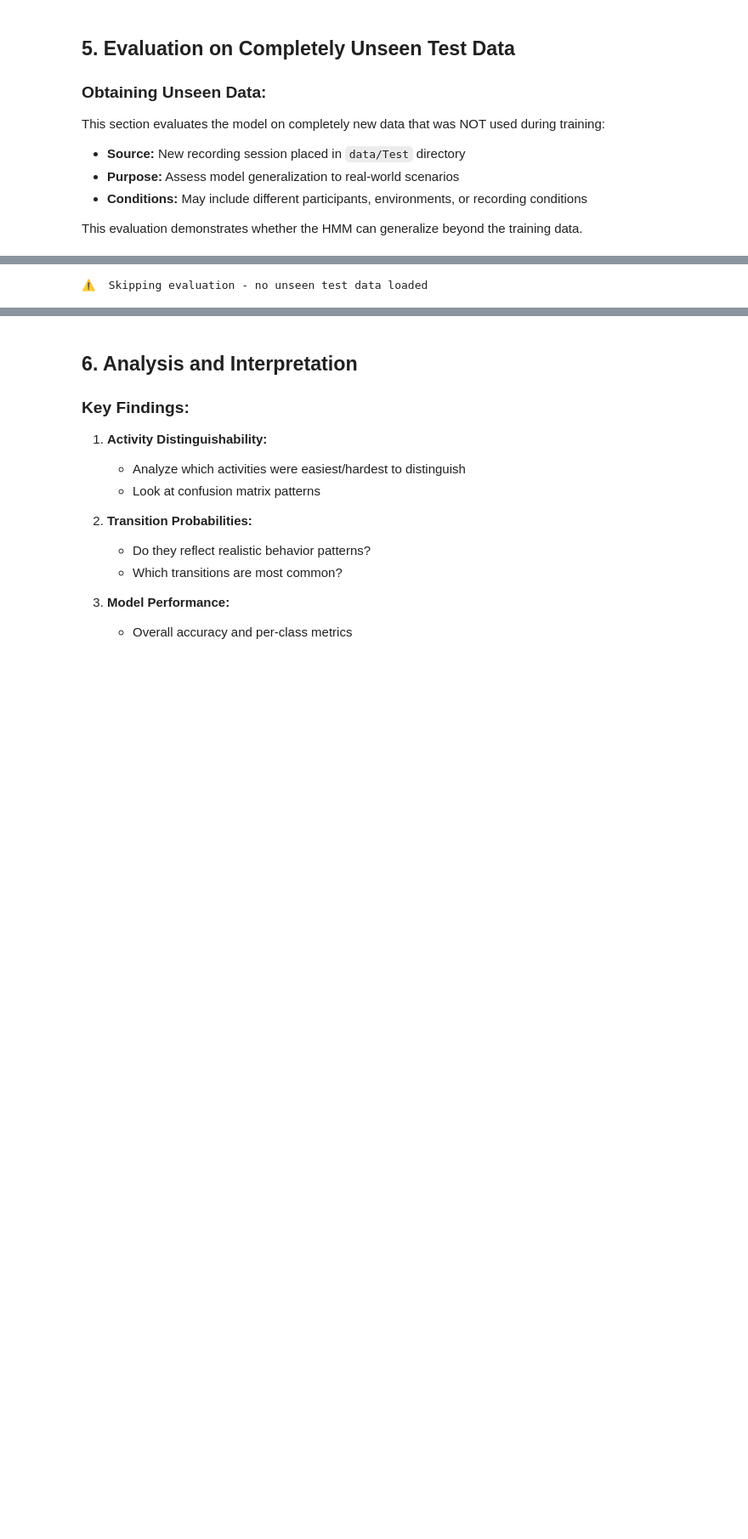
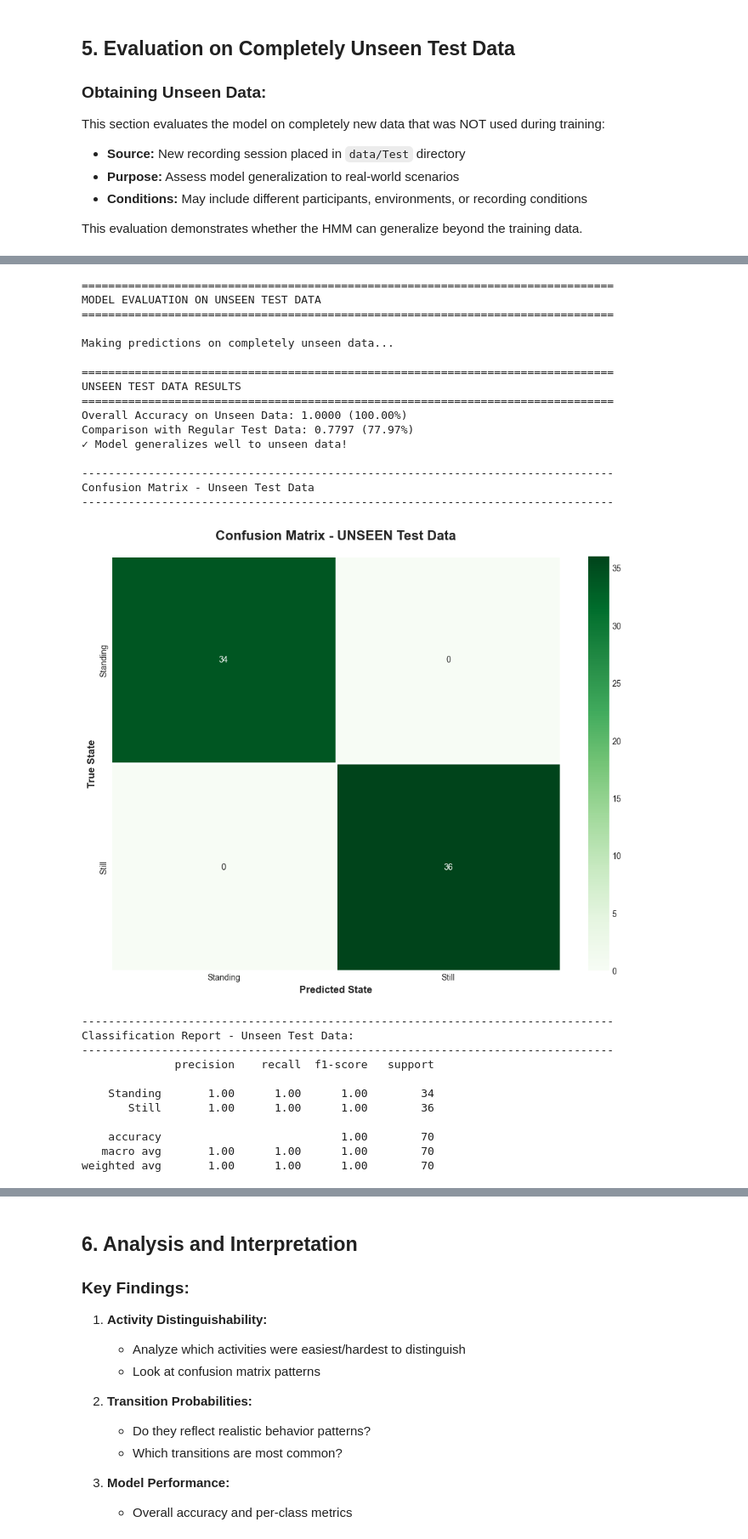
Before and after one commit to amuhirwa/HMM, a Jupyter notebook: notebook.ipynb, the cells around one changed output, grey strips where cells are left out. Shown at 85% size. Drawn from its saved outputs; the diff is of its cells as text; code cells hidden in the pictures; blank space fills up the shorter version.

```diff
--- a/notebook.ipynb
+++ b/notebook.ipynb
@@ -1959,39 +1982,73 @@ else:
     print(f"Overall Accuracy on Unseen Data: {accuracy_unseen:.4f} ({accuracy_unseen*100:.2f}%)")
     print(f"Comparison with Regular Test Data: {accuracy:.4f} ({accuracy*100:.2f}%)")
 
     if accuracy_unseen >= accuracy * 0.9:
         print("✓ Model generalizes well to unseen data!")
     elif accuracy_unseen >= accuracy * 0.7:
         print("⚠️  Model shows moderate generalization to unseen data")
     else:
         print("⚠️  Model struggles to generalize to unseen data")
 
     # Confusion Matrix for Unseen Data
     print("\n" + "-"*80)
     print("Confusion Matrix - Unseen Test Data")
     print("-"*80)
 
-    cm_unseen = confusion_matrix(y_unseen, y_pred_unseen, labels=hmm.state_names)
+    # Determine which states actually appear in y_unseen or predictions
+    unique_labels_unseen = sorted(list(set(y_unseen) | set(y_pred_unseen)))
+
+    # Confusion Matrix
+    cm_unseen = confusion_matrix(y_unseen, y_pred_unseen, labels=unique_labels_unseen)
 
     plt.figure(figsize=(10, 8))
     sns.heatmap(cm_unseen, annot=True, fmt='d', cmap='Greens',
-                xticklabels=hmm.state_names, yticklabels=hmm.state_names,
+                xticklabels=unique_labels_unseen, yticklabels=unique_labels_unseen,
                 linewidths=1, linecolor='white')
     plt.title('Confusion Matrix - UNSEEN Test Data', fontweight='bold', fontsize=16, pad=20)
     plt.xlabel('Predicted State', fontweight='bold', fontsize=12)
     plt.ylabel('True State', fontweight='bold', fontsize=12)
     plt.tight_layout()
     plt.show()
 
     # Classification Report
     print("\n" + "-"*80)
     print("Classification Report - Unseen Test Data:")
     print("-"*80)
-    print(classification_report(y_unseen, y_pred_unseen, target_names=hmm.state_names))
-
-    print("="*80)
+    print(classification_report(
+        y_unseen,
+        y_pred_unseen,
+        labels=unique_labels_unseen,
+        target_names=unique_labels_unseen
+    ))
 # %% [output]
-⚠️  Skipping evaluation - no unseen test data loaded
+================================================================================
+MODEL EVALUATION ON UNSEEN TEST DATA
+================================================================================
+
+Making predictions on completely unseen data...
+
+================================================================================
+UNSEEN TEST DATA RESULTS
+================================================================================
+Overall Accuracy on Unseen Data: 1.0000 (100.00%)
+Comparison with Regular Test Data: 0.7797 (77.97%)
+✓ Model generalizes well to unseen data!
+
+--------------------------------------------------------------------------------
+Confusion Matrix - Unseen Test Data
+--------------------------------------------------------------------------------
+[figure, added]
+--------------------------------------------------------------------------------
+Classification Report - Unseen Test Data:
+--------------------------------------------------------------------------------
+              precision    recall  f1-score   support
+
+    Standing       1.00      1.00      1.00        34
+       Still       1.00      1.00      1.00        36
+
+    accuracy                           1.00        70
+   macro avg       1.00      1.00      1.00        70
+weighted avg       1.00      1.00      1.00        70
 # %%
 # Generate Required Evaluation Metrics Table for Unseen Data
 
```
Also changed, not shown: parts of 11 cells of this notebook, 6 other files.
